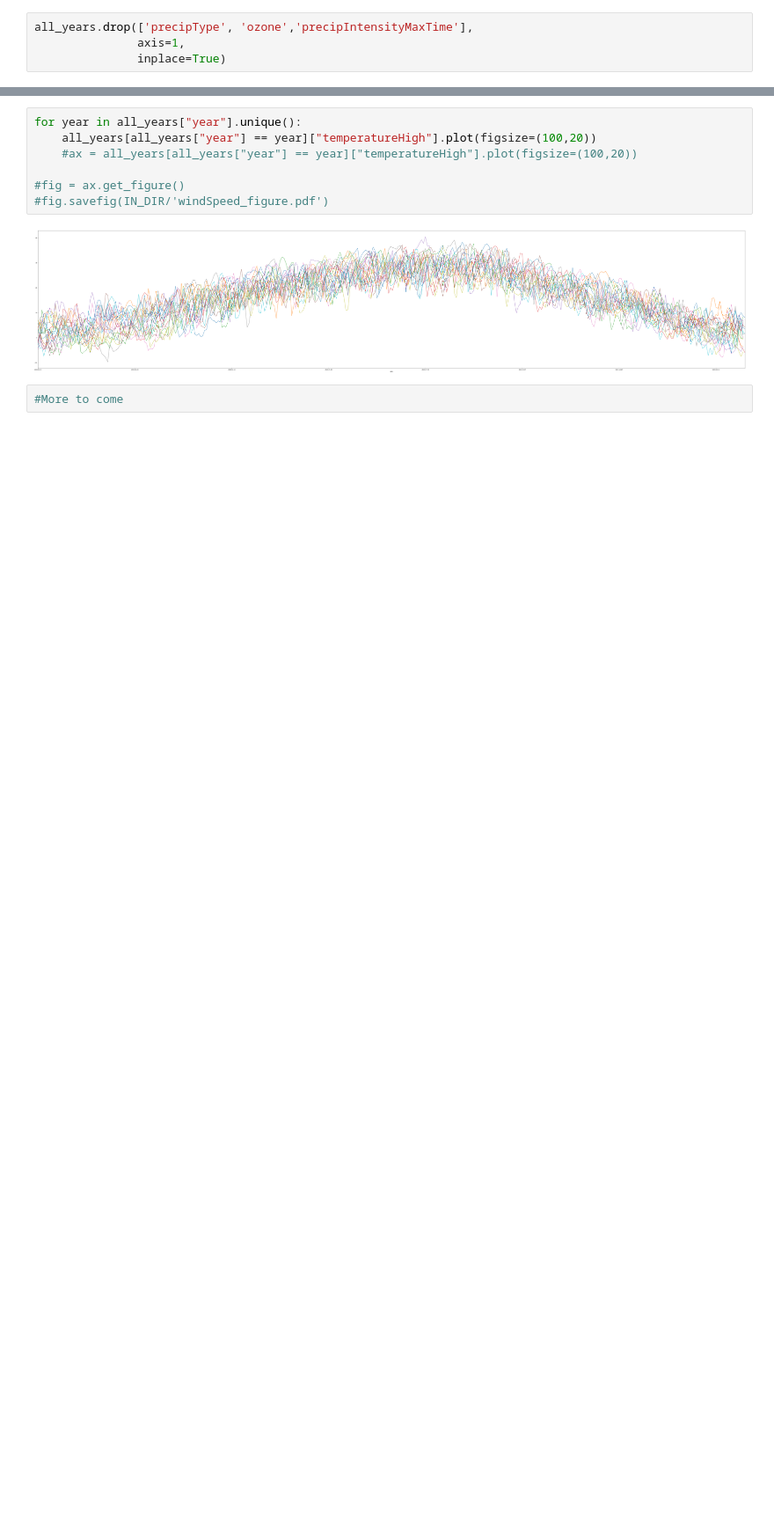
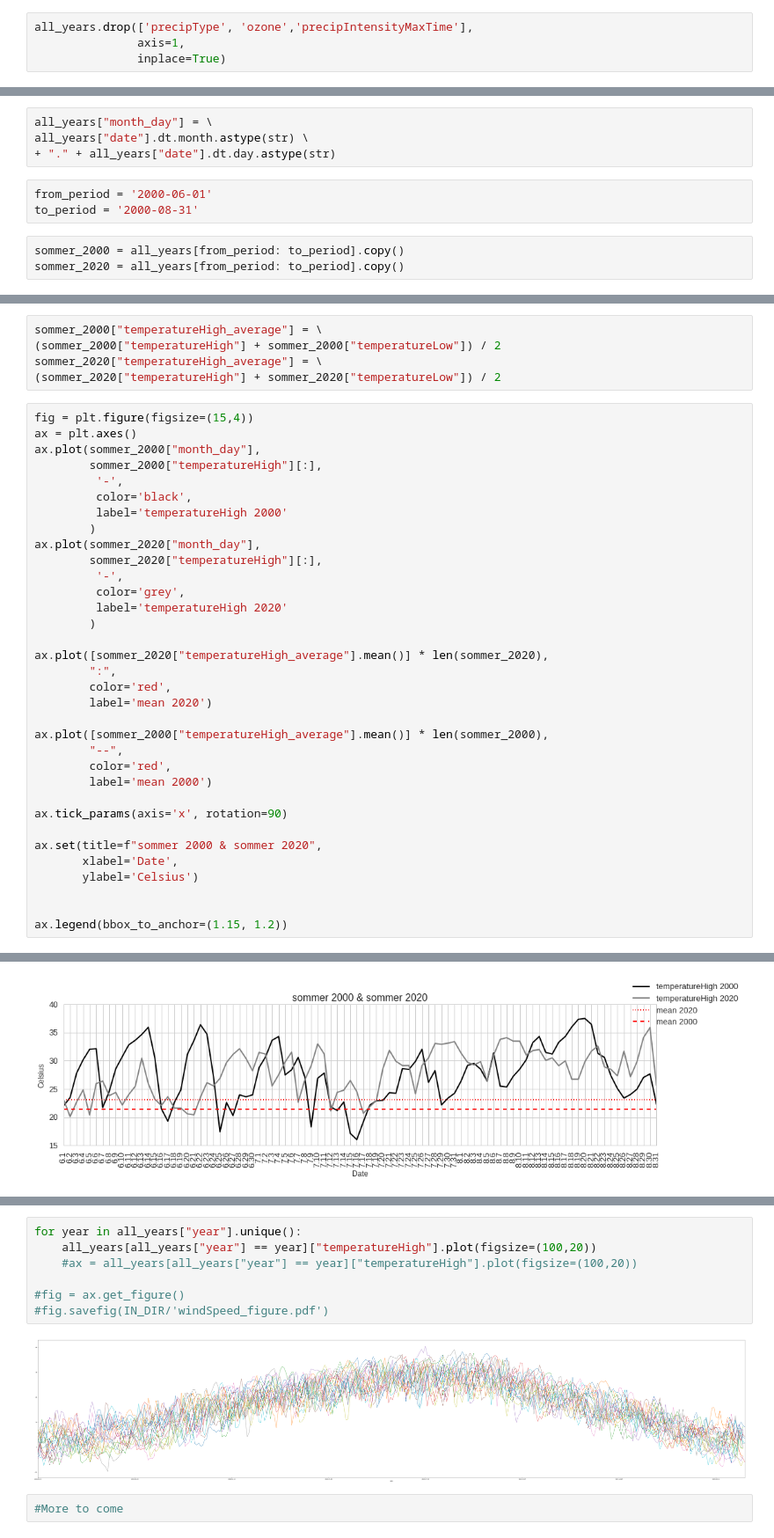
Before and after one commit to xngst/Budapest_idojaras_2000-2020, a Jupyter notebook: Ipython Notebook/Budapest Időjárás 2000-2020 elemzés.ipynb, the cells around one changed output, grey strips where cells are left out. Shown at 88% size. Saved outputs shown, nothing was run; the diff lists cells and outputs as text; blank space fills up the shorter version.

Commit message:
add plots to ipynb

```diff
--- a/Ipython Notebook/Budapest Időjárás 2000-2020 elemzés.ipynb
+++ b/Ipython Notebook/Budapest Időjárás 2000-2020 elemzés.ipynb
@@ -149,0 +219,10 @@ all_years.drop(['precipType', 'ozone','precipIntensityMaxTime'],
+# %%
+all_years["month_day"] = \
+all_years["date"].dt.month.astype(str) \
++ "." + all_years["date"].dt.day.astype(str)
+# %%
+from_period = '2000-06-01'
+to_period = '2000-08-31'
+# %%
+sommer_2000 = all_years[from_period: to_period].copy()
+sommer_2020 = all_years[from_period: to_period].copy()
@@ -149,0 +231,40 @@ all_years.drop(['precipType', 'ozone','precipIntensityMaxTime'],
+# %%
+sommer_2000["temperatureHigh_average"] = \
+(sommer_2000["temperatureHigh"] + sommer_2000["temperatureLow"]) / 2
+sommer_2020["temperatureHigh_average"] = \
+(sommer_2020["temperatureHigh"] + sommer_2020["temperatureLow"]) / 2
+# %%
+fig = plt.figure(figsize=(15,4))
+ax = plt.axes()
+ax.plot(sommer_2000["month_day"],
+        sommer_2000["temperatureHigh"][:],
+         '-',
+         color='black',
+         label='temperatureHigh 2000'
+        )
+ax.plot(sommer_2020["month_day"],
+        sommer_2020["temperatureHigh"][:],
+         '-',
+         color='grey',
+         label='temperatureHigh 2020'
+        )
+
+ax.plot([sommer_2020["temperatureHigh_average"].mean()] * len(sommer_2020),
+        ":",
+        color='red',
+        label='mean 2020')
+
+ax.plot([sommer_2000["temperatureHigh_average"].mean()] * len(sommer_2000),
+        "--",
+        color='red',
+        label='mean 2000')
+
+ax.tick_params(axis='x', rotation=90)
+
+ax.set(title=f"sommer 2000 & sommer 2020",
+       xlabel='Date',
+       ylabel='Celsius')
+
+
+ax.legend(bbox_to_anchor=(1.15, 1.2))
+# %% [output]
@@ -149,0 +272 @@ all_years.drop(['precipType', 'ozone','precipIntensityMaxTime'],
+[figure, added]
```
Also changed, not shown: parts of 27 cells of this notebook, 5 other files.
